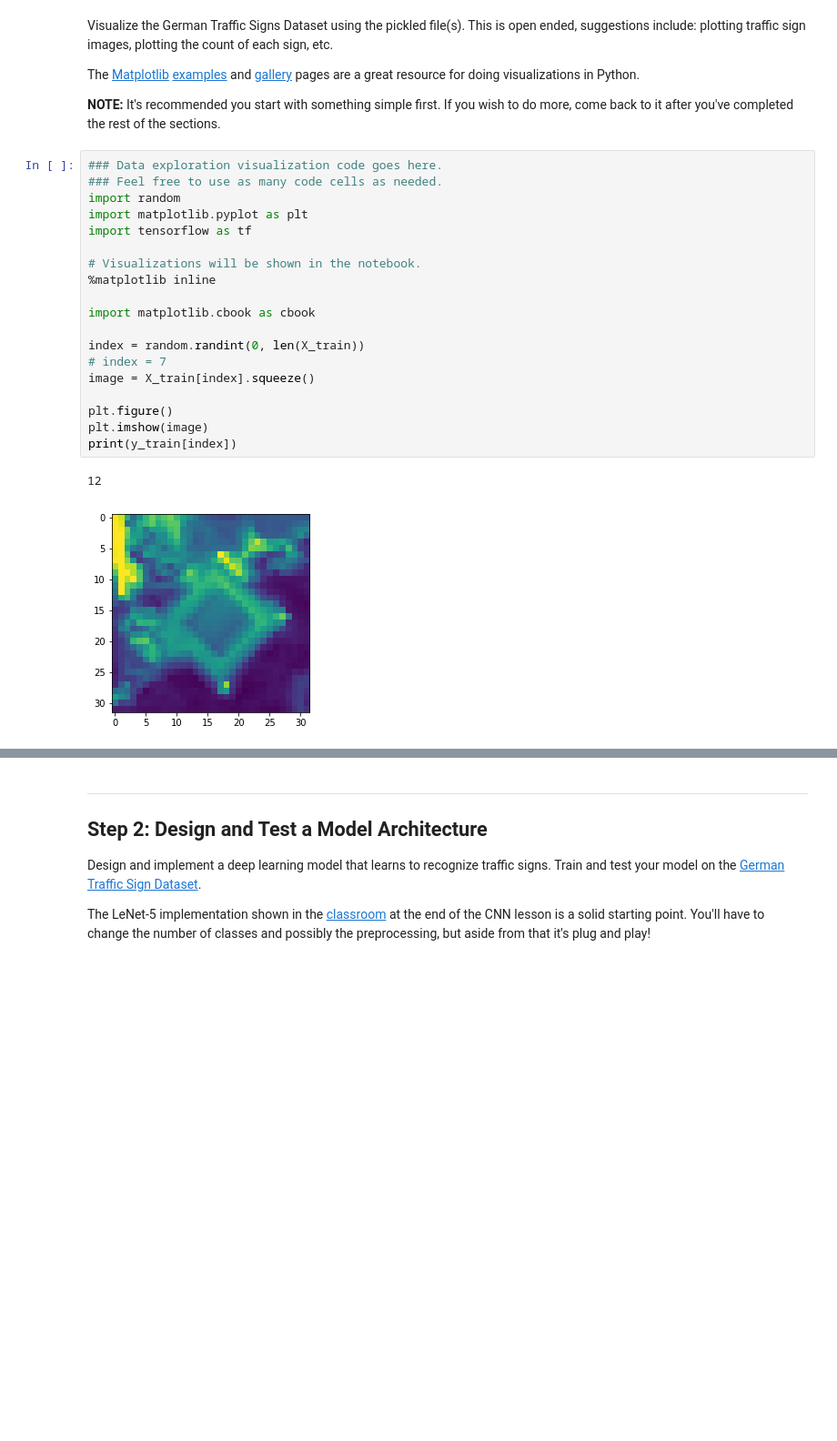
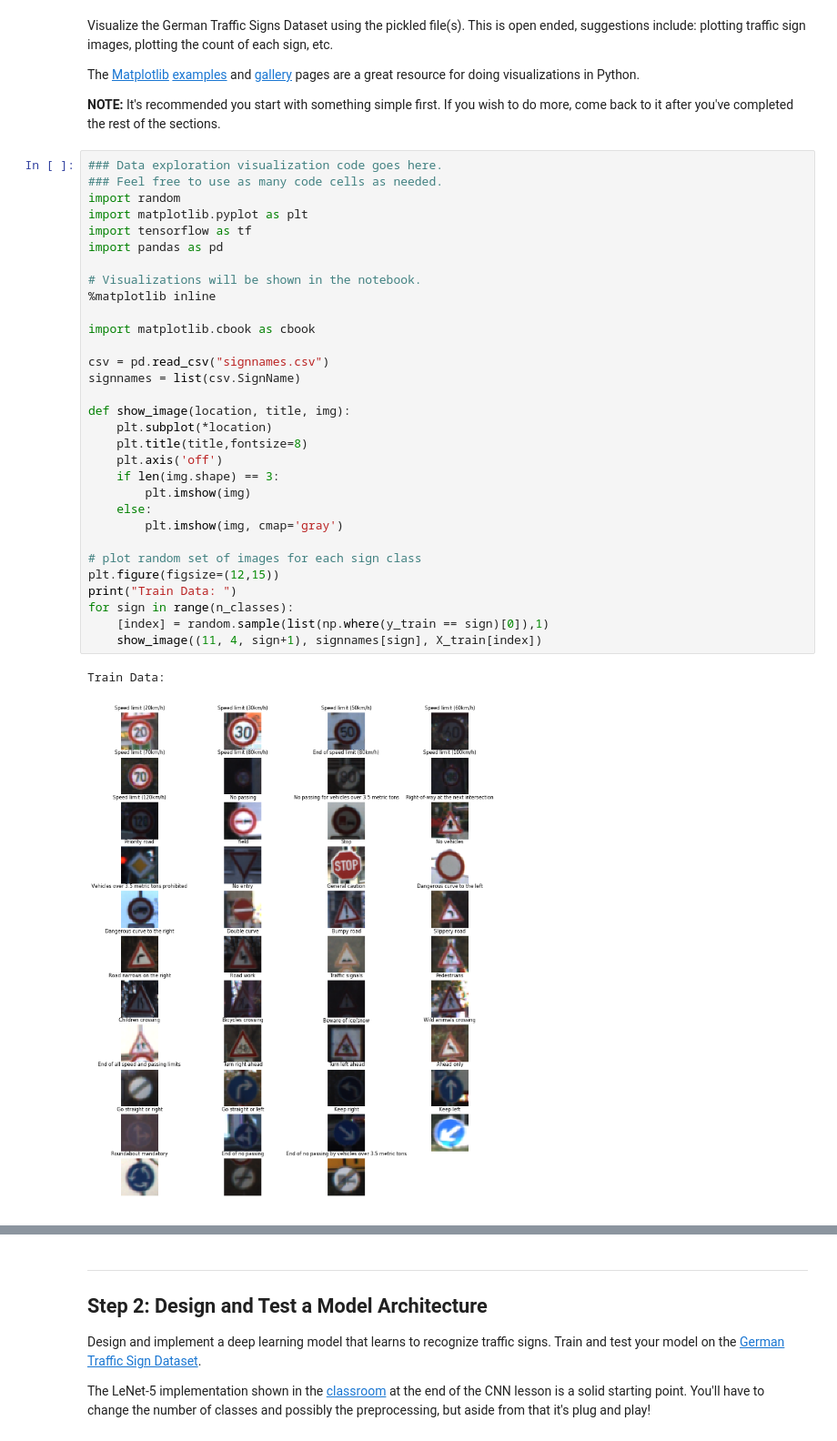
Before and after one commit to mchablani/CarND-Traffic-Sign-Classifier-Project, a Jupyter notebook: Traffic_Sign_Classifier.ipynb, the cells around one changed output, grey strips where cells are left out. Shown at 91% size. Saved outputs shown, nothing was run; the diff lists cells and outputs as text; blank space fills up the shorter version.

```diff
--- a/Traffic_Sign_Classifier.ipynb
+++ b/Traffic_Sign_Classifier.ipynb
@@ -108,22 +108,34 @@ The [Matplotlib](http://matplotlib.org/) [examples](http://matplotlib.org/exampl
 # %%
 ### Data exploration visualization code goes here.
 ### Feel free to use as many code cells as needed.
 import random
 import matplotlib.pyplot as plt
 import tensorflow as tf
+import pandas as pd
 
 # Visualizations will be shown in the notebook.
 %matplotlib inline
 
 import matplotlib.cbook as cbook
 
-index = random.randint(0, len(X_train))
-# index = 7
-image = X_train[index].squeeze()
+csv = pd.read_csv("signnames.csv")
+signnames = list(csv.SignName)
 
-plt.figure()
-plt.imshow(image)
-print(y_train[index])
+def show_image(location, title, img):
+    plt.subplot(*location)
+    plt.title(title,fontsize=8)
+    plt.axis('off')
+    if len(img.shape) == 3:
+        plt.imshow(img)
+    else:
+        plt.imshow(img, cmap='gray')
+
+# plot random set of images for each sign class
+plt.figure(figsize=(12,15))
+print("Train Data: ")
+for sign in range(n_classes):
+    [index] = random.sample(list(np.where(y_train == sign)[0]),1)
+    show_image((11, 4, sign+1), signnames[sign], X_train[index])
 # %% [output]
-12
+Train Data:
-[figure, old version]
+[figure, new version]
```
Also changed, not shown: parts of 6 cells of this notebook, 5 other files.
